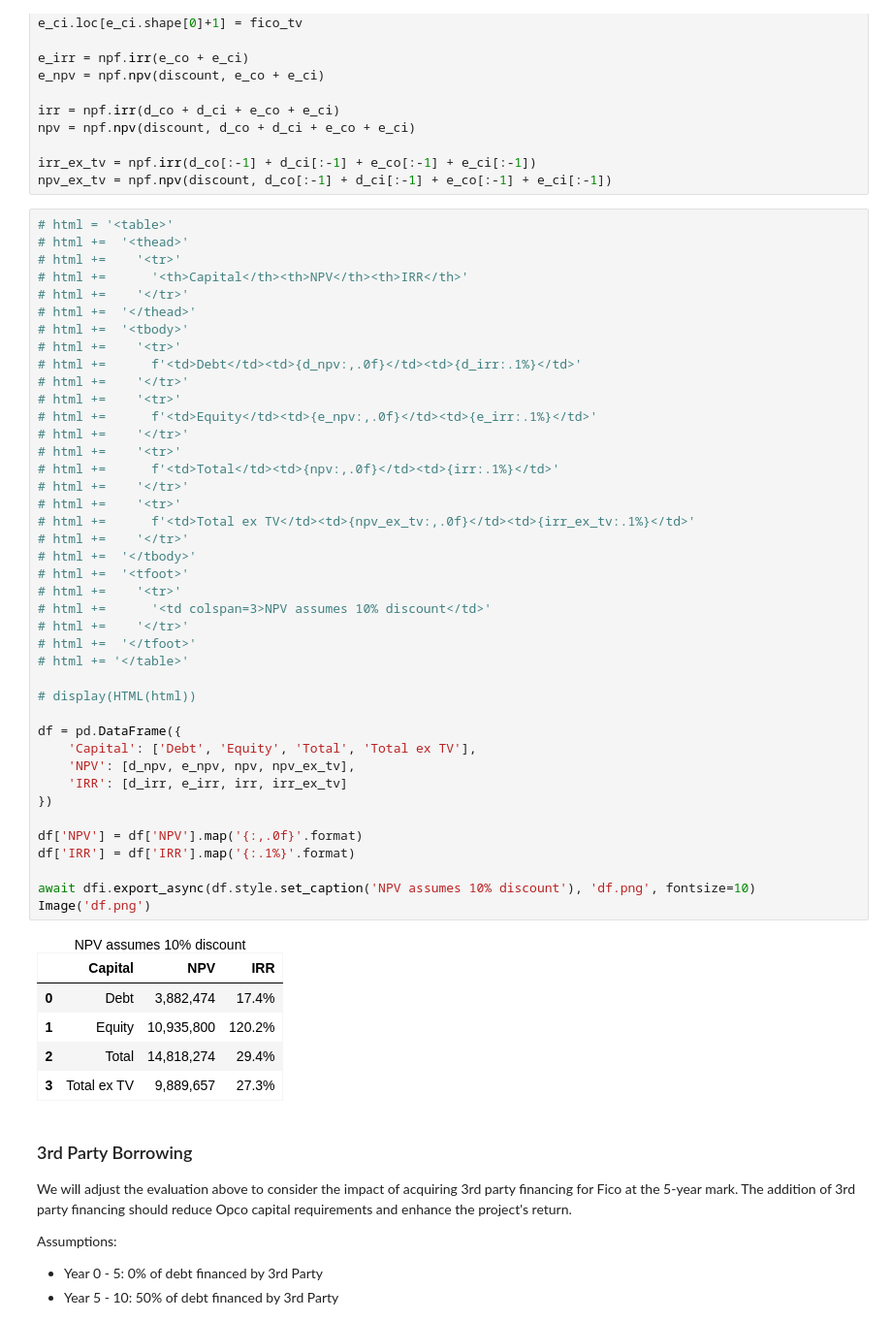
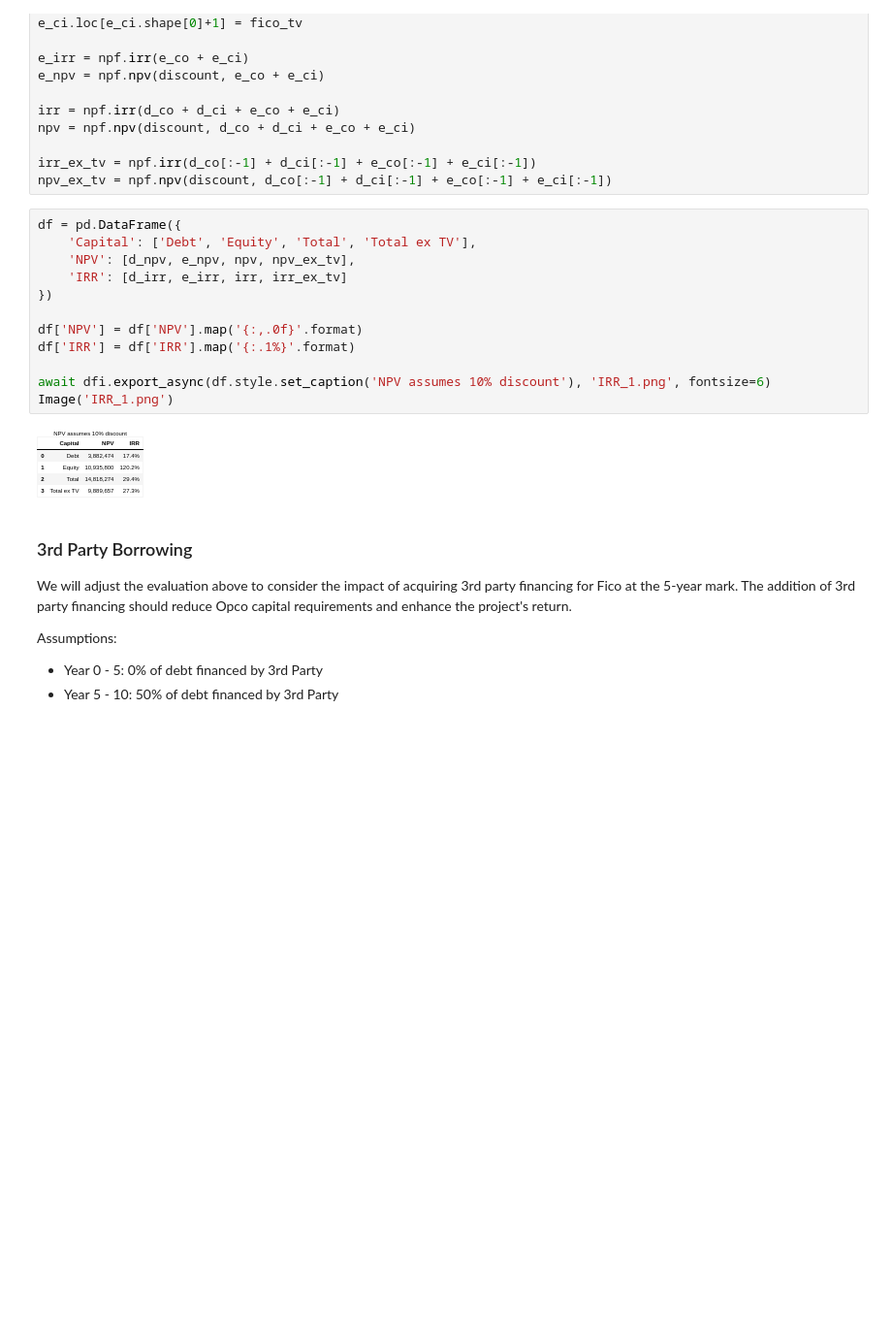
Before and after one commit to rjskene/htsfi, a Jupyter notebook: docs/standard.ipynb, the cells around one changed output. Shown at 97% size. Cells and saved outputs as stored; diff of their text form; blank space fills up the shorter version.

```diff
--- a/docs/standard.ipynb
+++ b/docs/standard.ipynb
@@ -695,48 +665,19 @@ npv = npf.npv(discount, d_co + d_ci + e_co + e_ci)
 irr_ex_tv = npf.irr(d_co[:-1] + d_ci[:-1] + e_co[:-1] + e_ci[:-1])
 npv_ex_tv = npf.npv(discount, d_co[:-1] + d_ci[:-1] + e_co[:-1] + e_ci[:-1])
 # %%
-# html = '<table>'
-# html +=  '<thead>'
-# html +=    '<tr>'
-# html +=      '<th>Capital</th><th>NPV</th><th>IRR</th>'
-# html +=    '</tr>'
-# html +=  '</thead>'
-# html +=  '<tbody>'
-# html +=    '<tr>'
-# html +=      f'<td>Debt</td><td>{d_npv:,.0f}</td><td>{d_irr:.1%}</td>'
-# html +=    '</tr>'
-# html +=    '<tr>'
-# html +=      f'<td>Equity</td><td>{e_npv:,.0f}</td><td>{e_irr:.1%}</td>'
-# html +=    '</tr>'
-# html +=    '<tr>'
-# html +=      f'<td>Total</td><td>{npv:,.0f}</td><td>{irr:.1%}</td>'
-# html +=    '</tr>'
-# html +=    '<tr>'
-# html +=      f'<td>Total ex TV</td><td>{npv_ex_tv:,.0f}</td><td>{irr_ex_tv:.1%}</td>'
-# html +=    '</tr>'
-# html +=  '</tbody>'
-# html +=  '<tfoot>'
-# html +=    '<tr>'
-# html +=      '<td colspan=3>NPV assumes 10% discount</td>'
-# html +=    '</tr>'
-# html +=  '</tfoot>'
-# html += '</table>'
-
-# display(HTML(html))
-
 df = pd.DataFrame({
     'Capital': ['Debt', 'Equity', 'Total', 'Total ex TV'],
     'NPV': [d_npv, e_npv, npv, npv_ex_tv],
     'IRR': [d_irr, e_irr, irr, irr_ex_tv]
 })
 
 df['NPV'] = df['NPV'].map('{:,.0f}'.format)
 df['IRR'] = df['IRR'].map('{:.1%}'.format)
 
-await dfi.export_async(df.style.set_caption('NPV assumes 10% discount'), 'df.png', fontsize=10)
-Image('df.png')
+await dfi.export_async(df.style.set_caption('NPV assumes 10% discount'), 'IRR_1.png', fontsize=6)
+Image('IRR_1.png')
 # %% [output]
-[figure, old version]
+[figure, new version]
 # %% [markdown]
 ### 3rd Party Borrowing ###
 
```
Also changed, not shown: parts of 9 cells of this notebook.
